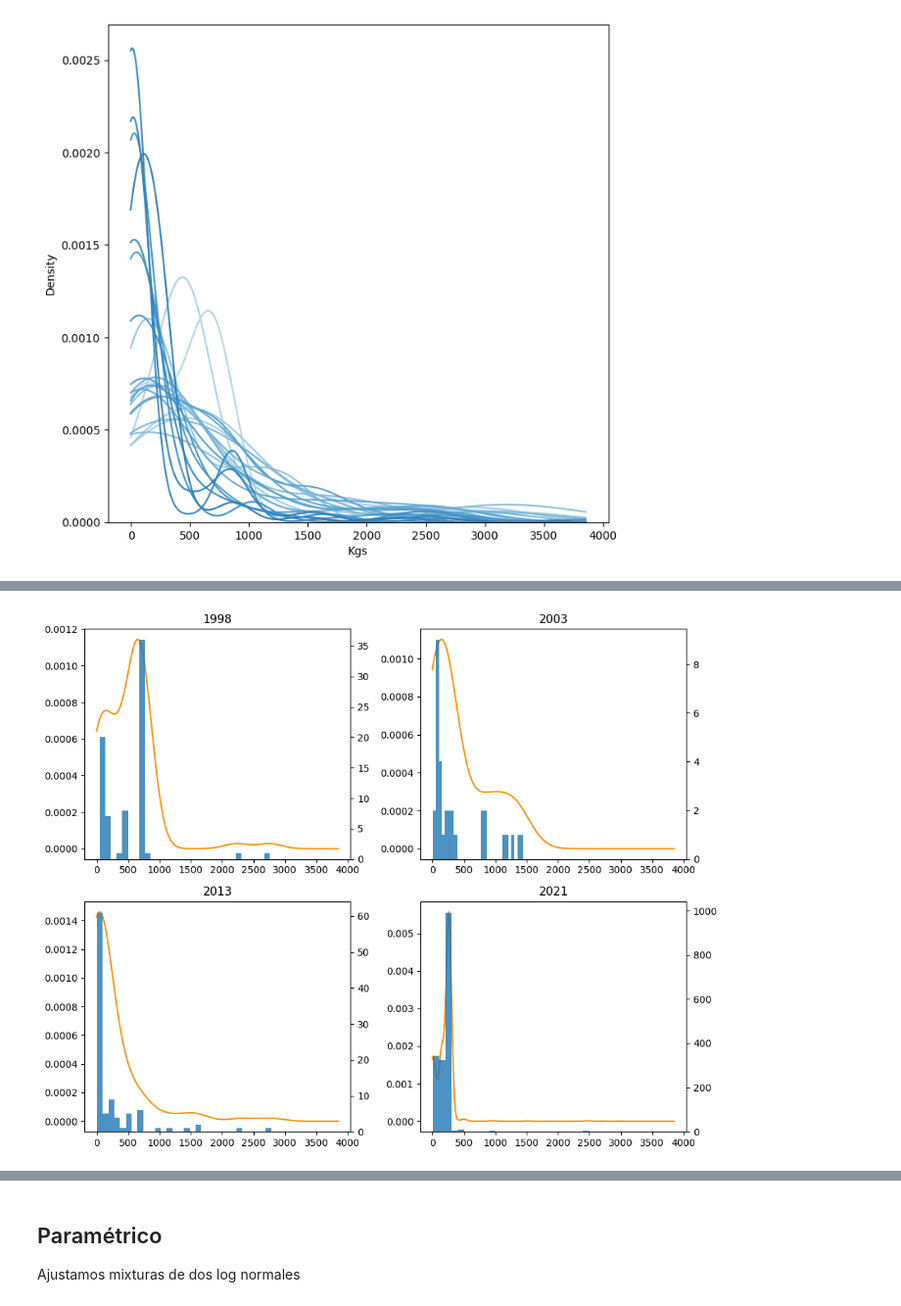
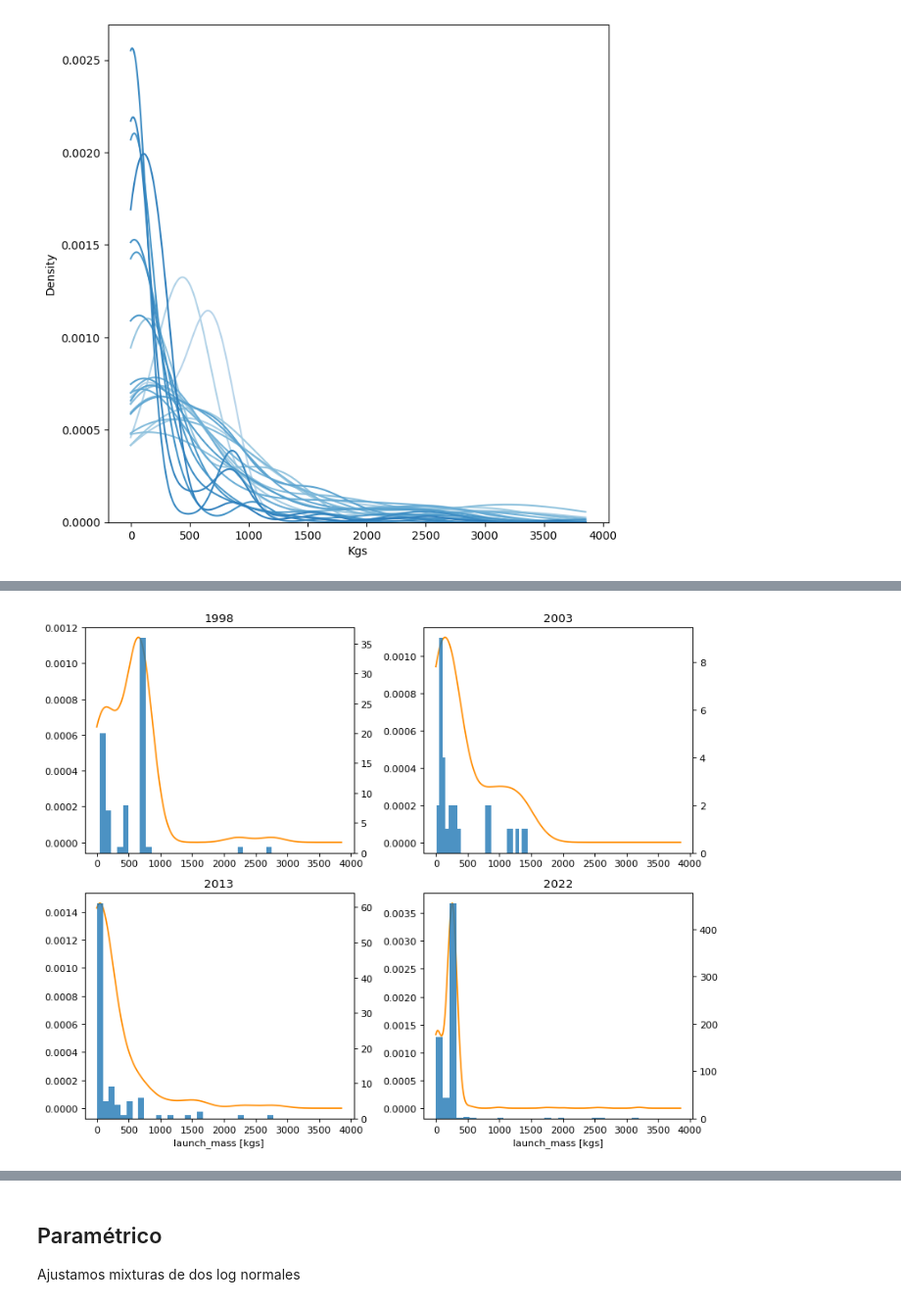
Before and after one commit to lipinoelbreve/densities-time-series, a Jupyter notebook: aplicacion_satelites.ipynb, the cells around one changed output, grey strips where cells are left out. Shown at 98% size. Cells and saved outputs as stored; diff of their text form; code cells hidden in the pictures.

```diff
--- a/aplicacion_satelites.ipynb
+++ b/aplicacion_satelites.ipynb
@@ -175,16 +192,8 @@ Name: launch_mass, dtype: int64
 # Vale aclarar que la gran concentración de los últimos años se debe a la constelación Starlink de SpaceX
 # En una muestra de 5600 observaciones, casi la mitad pertenece a esta constelación formada por satélites idénticos de entre 230 y 260 kilos, lanzados entre 2019 y 2022
 
-data_plot = data.copy()
-
-kdes = get_kdes(data_plot, 'launch_mass', 'year', data_plot.year.unique())
-
-# Evalúo las log-densidades sobre una grilla
-grid_points = list(np.linspace(min(data_plot.launch_mass)-4, max(data_plot.launch_mass)+4, 1000))
-data_matrix = [[kdes[t].score( np.array([[point]]) ) for point in grid_points] for t in data_plot.year.unique()]
-
 plt.figure(dpi=100, figsize=(8,8))
-for i, d in zip(np.linspace(0.3,0.7, len(data_matrix)), data_matrix):
+for i, d in zip(np.linspace(0.3,0.7, len(data_matrix+true_data_matrix)), data_matrix+true_data_matrix):
   plt.plot(grid_points, np.exp(d), color=BLUE(i))
 
 plt.gca().set_ylim(bottom=0)
@@ -215,50 +218,38 @@ Ajustaremos los 3 modelos hasta el 2021, y compararemos las predicciones para 20
-# %%
-data = data.rename(columns={'year':'time'})
-VARS = ['launch_mass']
-X_train = data[data.time < 2022].reset_index(drop=True)
-X_test = data[data.time == 2022].reset_index(drop=True)
-H_STEPS = 1
-TIME_PERIODS = pd.unique(X_train.time)
-FORECAST_PERIODS = np.arange(TIME_PERIODS[-1]+1, TIME_PERIODS[-1]+1+H_STEPS)
-
-kdes = get_kdes(data, 'launch_mass', 'time', pd.unique(data.time))
-
-# Evalúo las log-densidades sobre una grilla
-grid_points = np.linspace(min(data.launch_mass)-4, max(data.launch_mass)+4, 1000)
-data_matrix = [kdes[t].score_samples(grid_points.reshape(-1,1)) for t in TIME_PERIODS]
 # %%
-plt.figure(dpi=100, figsize=(10,8))
+plt.figure(dpi=80, figsize=(10,8))
 
 ax1 = plt.subplot(2,2,1)
 ax2 = ax1.twinx()
 ax1.plot(grid_points, np.exp(data_matrix[0]), 'darkorange')
 ax2.hist(data[data.time==TIME_PERIODS[0]].launch_mass, bins=30, alpha=0.8)
 plt.xlabel('launch_mass [kgs]')
 plt.title(TIME_PERIODS[0])
 
 ax1 = plt.subplot(2,2,2)
 ax2 = ax1.twinx()
 ax1.plot(grid_points, np.exp(data_matrix[5]), 'darkorange')
 ax2.hist(data[data.time==TIME_PERIODS[5]].launch_mass, bins=30, alpha=0.8)
 plt.xlabel('launch_mass [kgs]')
 plt.title(TIME_PERIODS[5])
 
 ax1 = plt.subplot(2,2,3)
 ax2 = ax1.twinx()
 ax1.plot(grid_points, np.exp(data_matrix[15]), 'darkorange')
 ax2.hist(data[data.time==TIME_PERIODS[15]].launch_mass, bins=30, alpha=0.8)
 plt.xlabel('launch_mass [kgs]')
+ax1.set_xlabel('launch_mass [kgs]')
 plt.title(TIME_PERIODS[15])
 
 ax1 = plt.subplot(2,2,4)
 ax2 = ax1.twinx()
-ax1.plot(grid_points, np.exp(data_matrix[-1]), 'darkorange')
-ax2.hist(data[data.time==TIME_PERIODS[-1]].launch_mass, bins=30, alpha=0.8)
+ax1.plot(grid_points, np.exp(true_data_matrix[0]), 'darkorange')
+ax2.hist(data[data.time==FORECAST_PERIODS[0]].launch_mass, bins=30, alpha=0.8)
 plt.xlabel('launch_mass [kgs]')
-plt.title(TIME_PERIODS[-1])
+ax1.set_xlabel('launch_mass [kgs]')
+plt.title(FORECAST_PERIODS[0])
 
 plt.tight_layout()
 
 plt.show()
 # %% [output]
-[figure, old version]
+[figure, new version]
```
Also changed, not shown: parts of 12 cells of this notebook.
